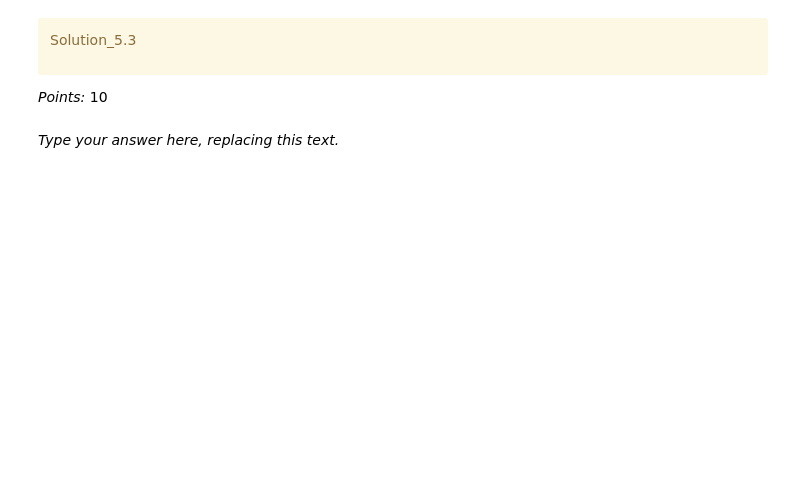
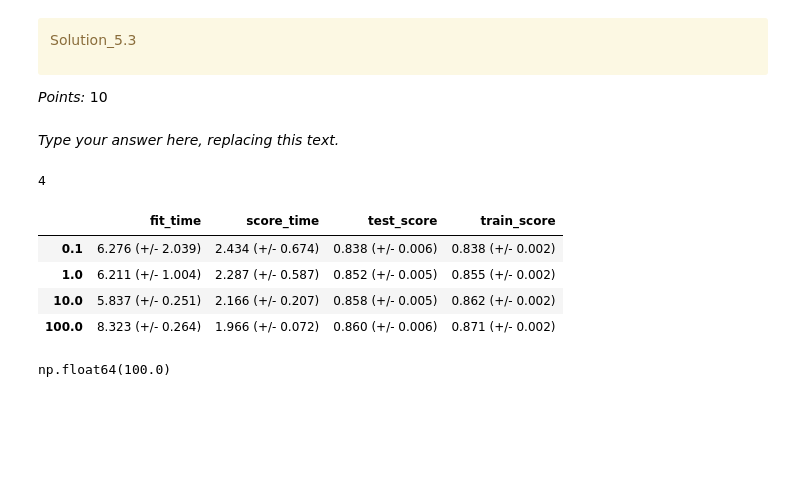
Before and after one commit to asalee01/hw3_cpsc330, a Jupyter notebook: hw3.ipynb, the cells around one changed output. Saved outputs shown, nothing was run; the diff lists cells and outputs as text; code cells hidden in the pictures; blank space fills up the shorter version.

```diff
--- a/hw3.ipynb
+++ b/hw3.ipynb
@@ -577,2 +583,7 @@ categorical_transformer = None
+# %%
+categorical_transformer =make_pipeline(
+    SimpleImputer(strategy="constant", fill_value="missing"),
+    OneHotEncoder(handle_unknown="ignore", sparse_output=False)
+)
 # %%
 grader.check("q4.3")
@@ -611,2 +615,13 @@ n_new_cols = None
+# %%
+preprocessor = make_column_transformer(
+     (numeric_transformer, numeric_features),
+     (ordinal_transformer, ordinal_features),
+     (binary_transformer, binary_features),
+     (categorical_transformer, categorical_features),
+     ("drop", drop_features),
+)
+# %%
+transformed_df = preprocessor.fit_transform(X_train)
+n_new_cols = transformed_df.shape[1] - X_train.shape[1]
 # %%
 grader.check("q4.4")
@@ -800,3 +829,28 @@ best_C = None
+# %%
+len(param_grid["C"])
+# %% [output]
+4
+# %%
+results_dict = {}
+for c_val in range(len(param_grid["C"])):
+    pipeline_c = make_pipeline(preprocessor, SVC(C=param_grid["C"][c_val]))
+    results_dict[param_grid["C"][c_val]] =mean_std_cross_val_scores(pipeline_c, X_train, y_train, cv=5, return_train_score=True)
+
+
+C_Values = pd.DataFrame(results_dict).T
+# %%
+C_Values
+# %% [output]
+|  | fit_time | score_time | test_score | train_score |
+| 0.1 | 6.276 (+/- 2.039) | 2.434 (+/- 0.674) | 0.838 (+/- 0.006) | 0.838 (+/- 0.002) |
+| 1.0 | 6.211 (+/- 1.004) | 2.287 (+/- 0.587) | 0.852 (+/- 0.005) | 0.855 (+/- 0.002) |
+| 10.0 | 5.837 (+/- 0.251) | 2.166 (+/- 0.207) | 0.858 (+/- 0.005) | 0.862 (+/- 0.002) |
+| 100.0 | 8.323 (+/- 0.264) | 1.966 (+/- 0.072) | 0.860 (+/- 0.006) | 0.871 (+/- 0.002) |
+# %%
+best_C = C_Values["test_score"].idxmax()
+best_C
+# %% [output]
+np.float64(100.0)
 # %% [markdown]
 <!-- END QUESTION -->
 
```
Also changed, not shown: parts of 37 cells of this notebook, 1 other file.
